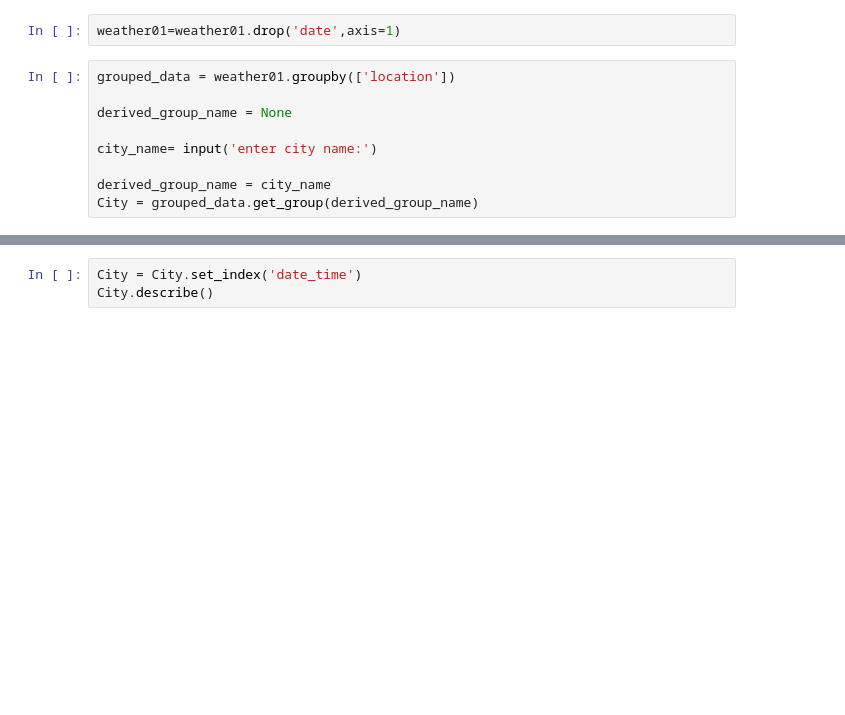
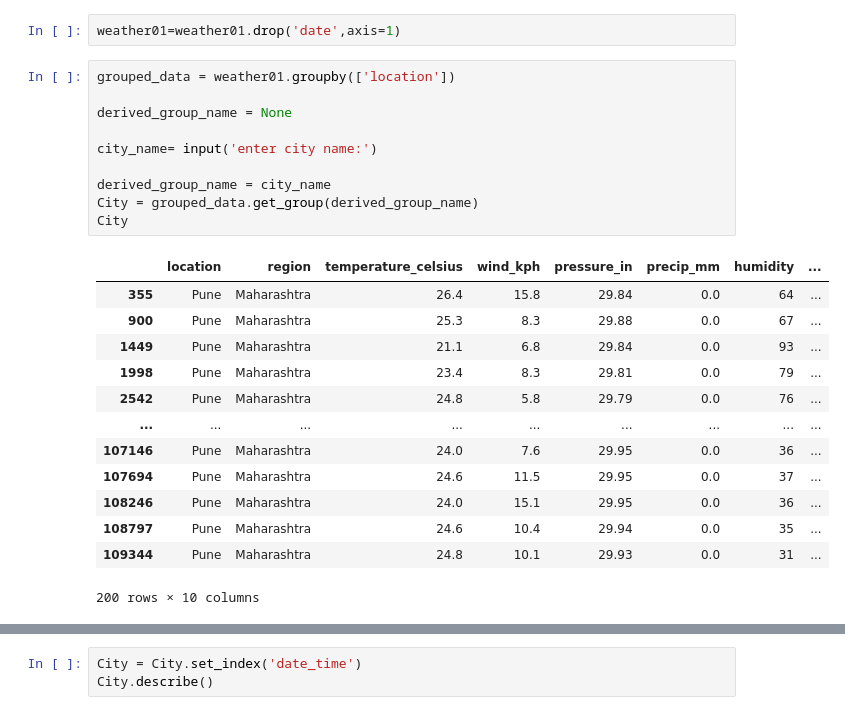
Before and after one commit to raunak01-raj/Weather-prediction, a Jupyter notebook: ML_model.ipynb, the cells around one changed output, grey strips where cells are left out. Drawn from its saved outputs; the diff is of its cells as text; blank space fills up the shorter version.

```diff
--- a/ML_model.ipynb
+++ b/ML_model.ipynb
@@ -80,12 +80,27 @@ weather01=weather01.drop('date',axis=1)
 # %%
 grouped_data = weather01.groupby(['location'])
 
 derived_group_name = None
 
 city_name= input('enter city name:')
 
 derived_group_name = city_name
 City = grouped_data.get_group(derived_group_name)
+City
+# %% [output]
+|  | location | region | temperature_celsius | wind_kph | pressure_in | precip_mm | humidity | ... |
+| 355 | Pune | Maharashtra | 26.4 | 15.8 | 29.84 | 0.0 | 64 | ... |
+| 900 | Pune | Maharashtra | 25.3 | 8.3 | 29.88 | 0.0 | 67 | ... |
+| 1449 | Pune | Maharashtra | 21.1 | 6.8 | 29.84 | 0.0 | 93 | ... |
+| 1998 | Pune | Maharashtra | 23.4 | 8.3 | 29.81 | 0.0 | 79 | ... |
+| 2542 | Pune | Maharashtra | 24.8 | 5.8 | 29.79 | 0.0 | 76 | ... |
+| ... | ... | ... | ... | ... | ... | ... | ... | ... |
+| 107146 | Pune | Maharashtra | 24.0 | 7.6 | 29.95 | 0.0 | 36 | ... |
+| 107694 | Pune | Maharashtra | 24.6 | 11.5 | 29.95 | 0.0 | 37 | ... |
+| 108246 | Pune | Maharashtra | 24.0 | 15.1 | 29.95 | 0.0 | 36 | ... |
+| 108797 | Pune | Maharashtra | 24.6 | 10.4 | 29.94 | 0.0 | 35 | ... |
+| 109344 | Pune | Maharashtra | 24.8 | 10.1 | 29.93 | 0.0 | 31 | ... |
+200 rows × 10 columns
 # %%
 import plotly.express as px
 fig = px.line(City, x='date_time', y='temperature_celsius')
```
Also changed, not shown: parts of 1 cell of this notebook.
